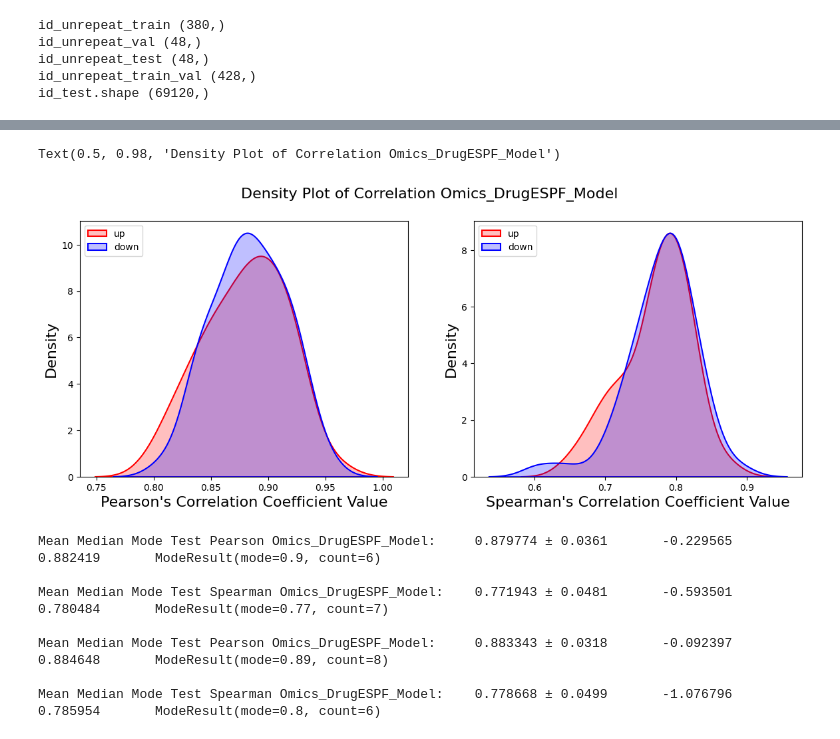
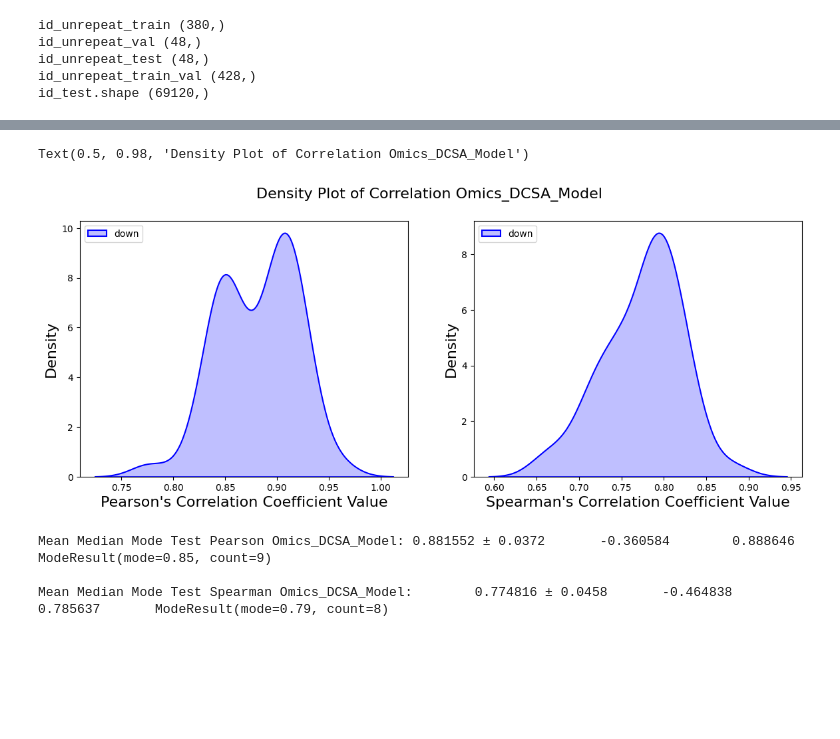
Before and after one commit to chiu-kai/ESPF_OMICS, a Jupyter notebook: inference.ipynb, the cells around one changed output, grey strips where cells are left out. Saved outputs shown, nothing was run; the diff lists cells and outputs as text; code cells hidden in the pictures; blank space fills up the shorter version.

```diff
--- a/inference.ipynb
+++ b/inference.ipynb
@@ -496,25 +500,22 @@ if ESPF is True:
     drug_names =drug_df.index
     # 挑出重複的SMILES
     duplicate =  drug_smiles[drug_smiles.duplicated(keep=False)]
-    #--------------------------------------------------------------------------------------------------------------------------
-    #ESPF
-    vocab_path = "./dataset/ESPF/drug_codes_chembl_freq_1500.txt" # token
-    sub_csv = pd.read_csv("./dataset/ESPF/subword_units_map_chembl_freq_1500.csv")# token with frequency
-
+    vocab_path = "./ESPF/drug_codes_chembl_freq_1500.txt" # token
+    sub_csv = pd.read_csv("./ESPF/subword_units_map_chembl_freq_1500.csv")# token with frequency
     drug_encode = pd.Series(drug_smiles).apply(drug2emb_encoder, args=(vocab_path, sub_csv, max_drug_len))
-    drug_features_tensor = torch.tensor(np.array(drug_encode.values.tolist()), dtype=torch.long)
+    drug_features_tensor = torch.tensor(np.array(drug_encode.values.tolist()), dtype=torch.long).to(device)
 else:
     drug_encode = drug_df["MACCS166bits"]
     drug_encode_list = [list(map(int, item.split(','))) for item in drug_encode.values]
     print("MACCS166bits_drug_encode_list type: ",type(drug_encode_list))
-    # Convert your data to tensors if they're in numpy
-    drug_features_tensor = torch.tensor(np.array(drug_encode_list), dtype=torch.long)
+    drug_features_tensor = torch.tensor(np.array(drug_encode_list), dtype=torch.long).to(device)
 #--------------------------------------------------------------------------------------------------------------------------
 num_ccl = list(omics_data_dict.values())[0].shape[0]
 num_drug = drug_encode.shape[0]
 print("num_ccl,num_drug: ",num_ccl,num_drug)
+
 # Convert your data to tensors if they're in numpy
-response_matrix_tensor = torch.tensor(AUC_df.values, dtype=torch.float32)
+response_matrix_tensor = torch.tensor(AUC_df.values, dtype=torch.float32).to(device)
 # %% [output]
 num_ccl,num_drug:  476 1440
 # %%
@@ -537,6 +542,6 @@ set_seed(seed)
 dataset = OmicsDrugDataset(omics_data_tensor_dict, drug_features_tensor, response_matrix_tensor, splitType, include_omics)
 
 test_dataset = Subset(dataset, id_test.tolist())
-test_loader = DataLoader(test_dataset, batch_size=batch_size, shuffle=False, num_workers=4, pin_memory=True)
+test_loader = DataLoader(test_dataset, batch_size=batch_size, shuffle=False) # , num_workers=4, pin_memory=True
 # #create whole dataset
 # whole_loader = DataLoader(dataset, batch_size=batch_size, shuffle=False)
@@ -555,14 +548,26 @@ test=0
 # %%
 %%time
 # Evaluation
-val_epoch_loss_list=[]
-model = Omics_DrugESPF_Model(omics_encode_dim_dict, drug_encode_dims, activation_func, activation_func_final, dense_layer_dim, device,
-                            drug_embedding_feature_size, intermediate_size, num_attention_heads , attention_probs_dropout_prob, hidden_dropout_prob, omics_numfeatures_dict, max_drug_len,
-                            TCGA_pretrain_weight_path_dict= TCGA_pretrain_weight_path_dict).to(device=device)
-best_weight = "./results/BestFold4_test_loss0.0471868_BestValEpo29_ModelOmics_DrugESPF_Model_byCCL_OmicsExp_ESPFTrue_TranformerFalse/BestValWeight.pt"
+val_epoch_loss_list=None
+if model_name == "Omics_DrugESPF_Model":
+    model = Omics_DrugESPF_Model(omics_encode_dim_dict, drug_encode_dims, activation_func, activation_func_final, dense_layer_dim, device, ESPF, Drug_SelfAttention, pos_emb_type,
+                        drug_embedding_feature_size, intermediate_size, num_attention_heads , attention_probs_dropout_prob, hidden_dropout_prob, omics_numfeatures_dict, max_drug_len,
+                        TCGA_pretrain_weight_path_dict= TCGA_pretrain_weight_path_dict)
+elif model_name == "Omics_DCSA_Model":
+    model = Omics_DCSA_Model(omics_encode_dim_dict, drug_encode_dims, activation_func, activation_func_final, dense_layer_dim, device, ESPF, Drug_SelfAttention, pos_emb_type,
+                        drug_embedding_feature_size, intermediate_size, num_attention_heads , attention_probs_dropout_prob, hidden_dropout_prob, omics_numfeatures_dict, max_drug_len,
+                        TCGA_pretrain_weight_path_dict= TCGA_pretrain_weight_path_dict)
+model.to(device=device)
+
+best_weight = "./results/BestFold3_test_loss0.0483043_BestValEpo18_ModelOmics_DCSA_Model_byCCL_OmicsExp_ESPFTrue_DrugSelfAttentionFalse/BestValWeight.pt"
+# best_weight = "./results/BestFold0_test_loss0.0472113_BestValEpo18_ModelOmics_DCSA_Model_byCCL_OmicsExp_ESPFTrue_TranformerFalse/BestValWeight.pt"
+# best_weight = "./results/BestFold2_test_loss0.0479106_BestValEpo37_ModelOmics_DCSA_Model_byCCL_OmicsExp_ESPFTrue_TranformerFalse/BestValWeight.pt"
+
 model.load_state_dict(torch.load(best_weight))
 
-test_loss, test_targets, test_outputs = evaluation(model, val_epoch_loss_list, criterion, test_loader, device,ESPF, Transformer,kfoldCV, correlation='test')
+model_outputs = evaluation(model, val_epoch_loss_list, criterion, test_loader, device,ESPF,Drug_SelfAttention, weighted_threshold, few_weight, more_weight, outputcontrol='inference')
+# eval_targets, eval_outputs,predAUCwithUnknownGT, AttenScorMat_DrugCellSelf,eval_outputs_before_final_activation_list
+test_targets, test_outputs,predAUCwithUnknownGT, AttenScorMat_DrugCellSelf,test_outputs_before_final_activation_list=model_outputs[0],model_outputs[1],model_outputs[2],model_outputs[3],model_outputs[4]
 # %% [output]
 State_dict for Sequential(
   (0): Linear(in_features=4692, out_features=1000, bias=True)
@@ -627,50 +615,46 @@ test_pearson1, test_spearman1,test_AllSameValuesList_count1  = correlation_func(
 # %%
 #pearson
 # Create a density plot using seaborn's kdeplot function
 fig=plt.figure(figsize=(14, 5))
 # Set the title of the plot
 
 plt.subplot(1,2,1)
-sns.kdeplot(test_pearson1, fill=True, color='red', label='up',linewidth=1.5)
+# sns.kdeplot(test_pearson1, fill=True, color='red', label='up',linewidth=1.5)
 sns.kdeplot(test_pearson, fill=True, color='blue', label='down',linewidth=1.5)
 # Set the x-axis label to 'Density'
 plt.xlabel('Pearson\'s Correlation Coefficient Value', fontsize=16)
 # Set the y-axis label to 'Pearson\'s Correlation Coefficient Value'
 plt.ylabel('Density', fontsize=16)
 plt.legend(loc='upper left',fontsize=10)
 
 plt.subplot(1,2,2)
 #spearman
 # Create a density plot using seaborn's kdeplot function
-sns.kdeplot(test_spearman1, fill=True, color='red', label='up',linewidth=1.5)
+# sns.kdeplot(test_spearman1, fill=True, color='red', label='up',linewidth=1.5)
 sns.kdeplot(test_spearman, fill=True, color='blue', label='down',linewidth=1.5)
 # Set the x-axis label to 'Density'
 plt.xlabel('Spearman\'s Correlation Coefficient Value', fontsize=16)
 # Set the y-axis label to 'Pearson\'s Correlation Coefficient Value'
 plt.ylabel('Density', fontsize=16)
 plt.legend(loc='upper left',fontsize=10)
 fig.suptitle(f'Density Plot of Correlation {model_name}', fontsize=16)
 # %% [output]
-Text(0.5, 0.98, 'Density Plot of Correlation Omics_DrugESPF_Model')
+Text(0.5, 0.98, 'Density Plot of Correlation Omics_DCSA_Model')
-[figure, old version]
+[figure, new version]
 # %%
-for name, pearson in [("Test", test_pearson1)]:
-    print(f"Mean Median Mode {name} Pearson {model_name}:\t{np.mean(pearson):.6f} ± {np.std(pearson):.4f}\t{stats.skew(pearson, bias=False, nan_policy='raise'):.6f}\t {np.median(pearson):.6f}\t{stats.mode(np.round(pearson,2))}\n")
-for name, spearman in [("Test", test_spearman1)]:
-    print(f"Mean Median Mode {name} Spearman {model_name}:\t{np.mean(spearman):.6f} ± {np.std(spearman):.4f}\t{stats.skew(spearman, bias=False, nan_policy='raise'):.6f}\t {np.median(spearman):.6f}\t{stats.mode(np.round(spearman,2))}\n")
+# for name, pearson in [("Test", test_pearson1)]:
+#     print(f"Mean Median Mode {name} Pearson {model_name}:\t{np.mean(pearson):.6f} ± {np.std(pearson):.4f}\t{stats.skew(pearson, bias=False, nan_policy='raise'):.6f}\t {np.median(pearson):.6f}\t{stats.mode(np.round(pearson,2))}\n")
+# for name, spearman in [("Test", test_spearman1)]:
+#     print(f"Mean Median Mode {name} Spearman {model_name}:\t{np.mean(spearman):.6f} ± {np.std(spearman):.4f}\t{stats.skew(spearman, bias=False, nan_policy='raise'):.6f}\t {np.median(spearman):.6f}\t{stats.mode(np.round(spearman,2))}\n")
 
 for name, pearson in [("Test", test_pearson)]:
     print(f"Mean Median Mode {name} Pearson {model_name}:\t{np.mean(pearson):.6f} ± {np.std(pearson):.4f}\t{stats.skew(pearson, bias=False, nan_policy='raise'):.6f}\t {np.median(pearson):.6f}\t{stats.mode(np.round(pearson,2))}\n")
 for name, spearman in [("Test", test_spearman)]:
     print(f"Mean Median Mode {name} Spearman {model_name}:\t{np.mean(spearman):.6f} ± {np.std(spearman):.4f}\t{stats.skew(spearman, bias=False, nan_policy='raise'):.6f}\t {np.median(spearman):.6f}\t{stats.mode(np.round(spearman,2))}\n")
 # %% [output]
-Mean Median Mode Test Pearson Omics_DrugESPF_Model:     0.879774 ± 0.0361       -0.229565        0.882419       ModeResult(mode=0.9, count=6)
+Mean Median Mode Test Pearson Omics_DCSA_Model: 0.881552 ± 0.0372       -0.360584        0.888646       ModeResult(mode=0.85, count=9)
 
-Mean Median Mode Test Spearman Omics_DrugESPF_Model:    0.771943 ± 0.0481       -0.593501        0.780484       ModeResult(mode=0.77, count=7)
-
-Mean Median Mode Test Pearson Omics_DrugESPF_Model:     0.883343 ± 0.0318       -0.092397        0.884648       ModeResult(mode=0.89, count=8)
-
-Mean Median Mode Test Spearman Omics_DrugESPF_Model:    0.778668 ± 0.0499       -1.076796        0.785954       ModeResult(mode=0.8, count=6)
+Mean Median Mode Test Spearman Omics_DCSA_Model:        0.774816 ± 0.0458       -0.464838        0.785637       ModeResult(mode=0.79, count=8)
 # %%
 datas = [(test_targets, test_outputs, 'test_set', 'red')]
 # plot Density_Plot_of_AUC_Values of train val test datasets
```
Also changed, not shown: parts of 16 cells of this notebook, 6 other files.
